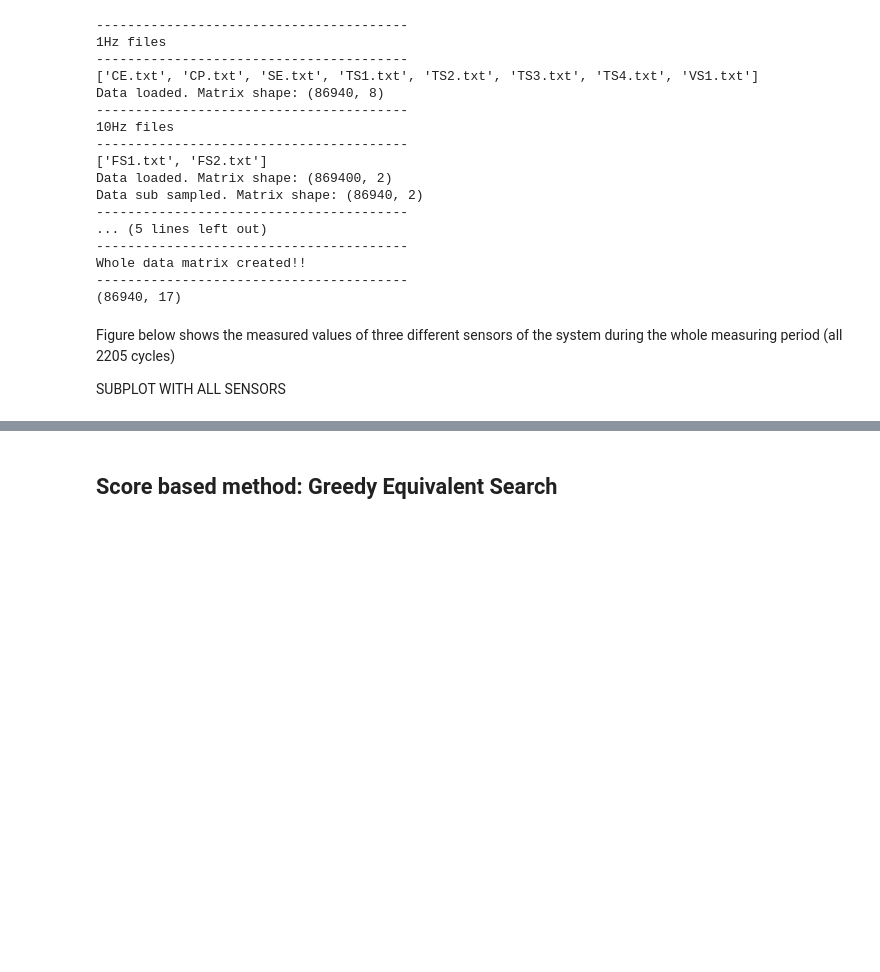
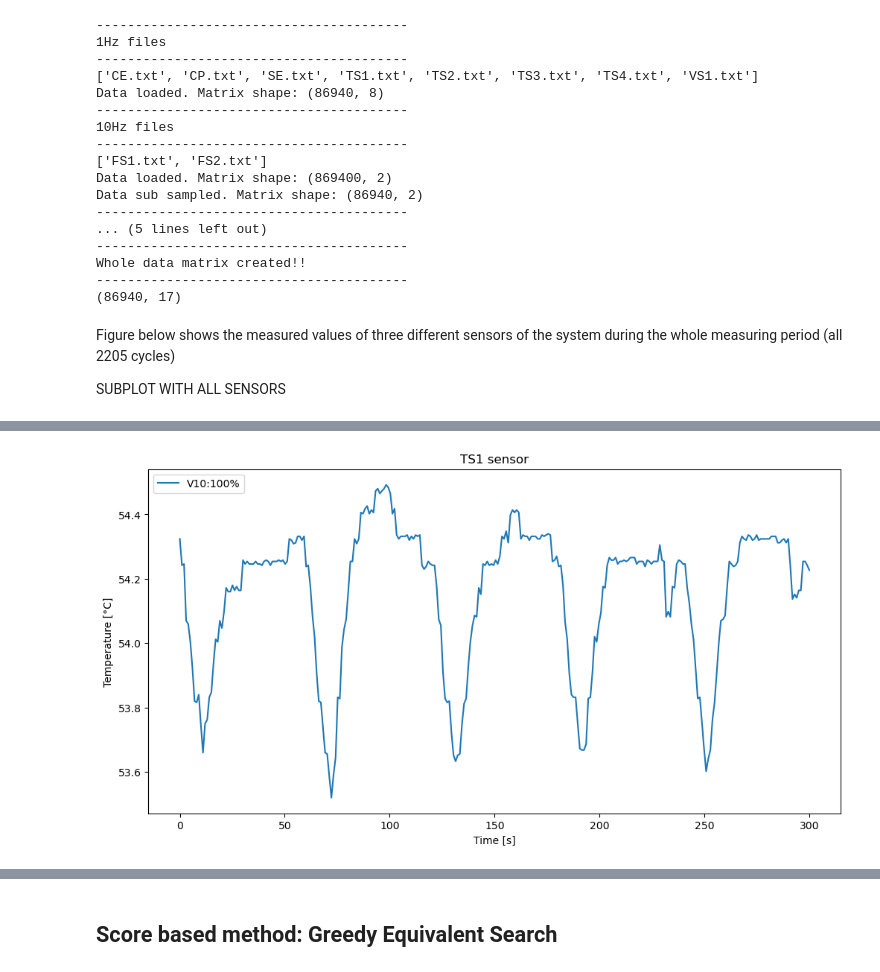
Before and after one commit to SamiraSanchezNT/Hydraulic-System-Condition-monitoring, a Jupyter notebook: ProjectAppliedCausalInference.ipynb, the cells around one changed output, grey strips where cells are left out. Cells and saved outputs as stored; diff of their text form; code cells hidden in the pictures; blank space fills up the shorter version.

```diff
--- a/ProjectAppliedCausalInference.ipynb
+++ b/ProjectAppliedCausalInference.ipynb
@@ -350,0 +495,13 @@ NameError: name 'X_1Hz' is not defined
+# %%
+# the same plots as above but bigger to see better the differences
+#TS1 detail
+t = np.linspace(0, 60*5, num=60*5)
+plt.figure(figsize=(12,6))
+plt.plot(t, X_1Hz[:60*5,3],label="V10:100%")
+plt.xlabel('Time [s]')
+plt.ylabel('Temperature [°C]')
+plt.title('TS1 sensor')
+plt.legend(loc='upper left')
+plt.show()
+# %% [output]
+[figure, added]
```
Also changed, not shown: parts of 20 cells of this notebook, 13 other files.
